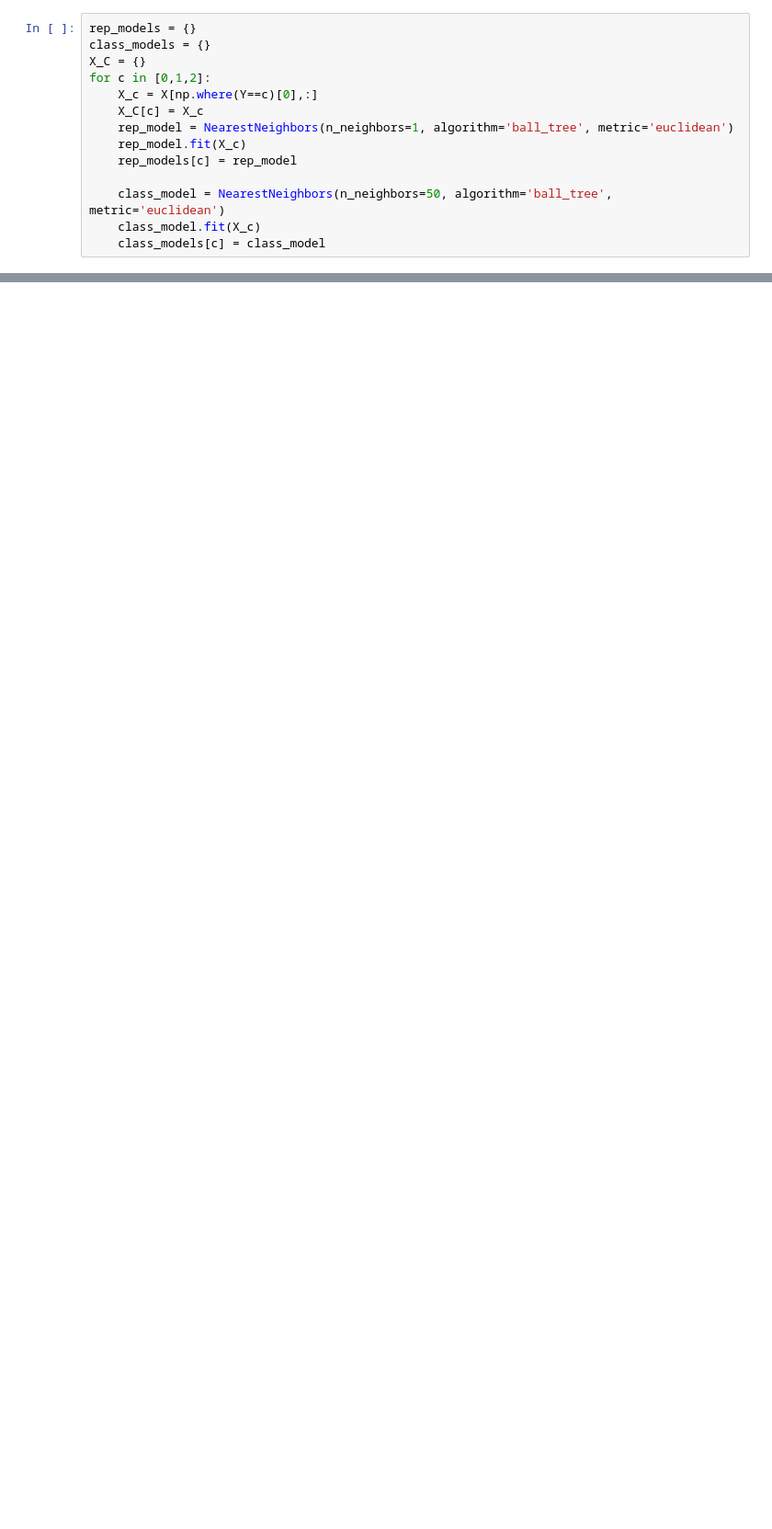
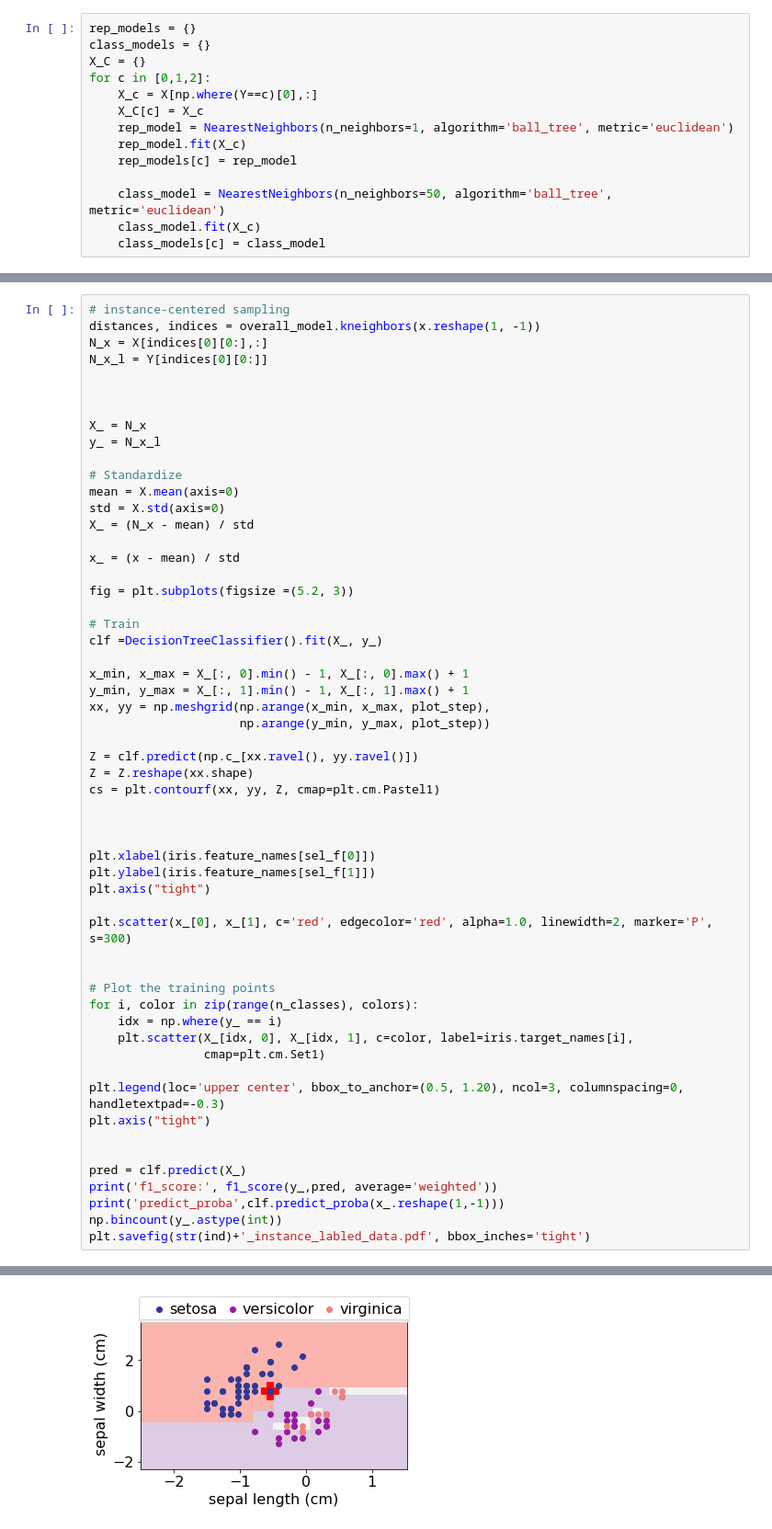
Before and after one commit to peymanrasouli/categorical_locality, a Jupyter notebook: sampling_visualization.ipynb, the cells around one changed output, grey strips where cells are left out. Shown: that part at 92% size. Saved outputs shown, nothing was run; the diff lists cells and outputs as text; blank space fills up the shorter version.

```diff
--- a/sampling_visualization.ipynb
+++ b/sampling_visualization.ipynb
@@ -97,0 +104,57 @@ plt.savefig(str(ind)+'_single_labled_data.pdf', bbox_inches='tight')
+# %%
+# instance-centered sampling
+distances, indices = overall_model.kneighbors(x.reshape(1, -1))
+N_x = X[indices[0][0:],:]
+N_x_l = Y[indices[0][0:]]
+
+
+
+X_ = N_x
+y_ = N_x_l
+
+# Standardize
+mean = X.mean(axis=0)
+std = X.std(axis=0)
+X_ = (N_x - mean) / std
+
+x_ = (x - mean) / std
+
+fig = plt.subplots(figsize =(5.2, 3))
+
+# Train
+clf =DecisionTreeClassifier().fit(X_, y_)
+
+x_min, x_max = X_[:, 0].min() - 1, X_[:, 0].max() + 1
+y_min, y_max = X_[:, 1].min() - 1, X_[:, 1].max() + 1
+xx, yy = np.meshgrid(np.arange(x_min, x_max, plot_step),
+                     np.arange(y_min, y_max, plot_step))
+
+Z = clf.predict(np.c_[xx.ravel(), yy.ravel()])
+Z = Z.reshape(xx.shape)
+cs = plt.contourf(xx, yy, Z, cmap=plt.cm.Pastel1)
+
+
+
+plt.xlabel(iris.feature_names[sel_f[0]])
+plt.ylabel(iris.feature_names[sel_f[1]])
+plt.axis("tight")
+
+plt.scatter(x_[0], x_[1], c='red', edgecolor='red', alpha=1.0, linewidth=2, marker='P', s=300)
+
+
+# Plot the training points
+for i, color in zip(range(n_classes), colors):
+    idx = np.where(y_ == i)
+    plt.scatter(X_[idx, 0], X_[idx, 1], c=color, label=iris.target_names[i],
+                cmap=plt.cm.Set1)
+
+plt.legend(loc='upper center', bbox_to_anchor=(0.5, 1.20), ncol=3, columnspacing=0, handletextpad=-0.3)
+plt.axis("tight")
+
+
+pred = clf.predict(X_)
+print('f1_score:', f1_score(y_,pred, average='weighted'))
+print('predict_proba',clf.predict_proba(x_.reshape(1,-1)))
+np.bincount(y_.astype(int))
+plt.savefig(str(ind)+'_instance_labled_data.pdf', bbox_inches='tight')
+# %% [output]
@@ -98,3 +163,4 @@ plt.savefig(str(ind)+'_single_labled_data.pdf', bbox_inches='tight')
+[figure, added]
 # %%
 # multi-centerd sampling
 x_hat = {}
```
Also changed, not shown: parts of 10 cells of this notebook.
